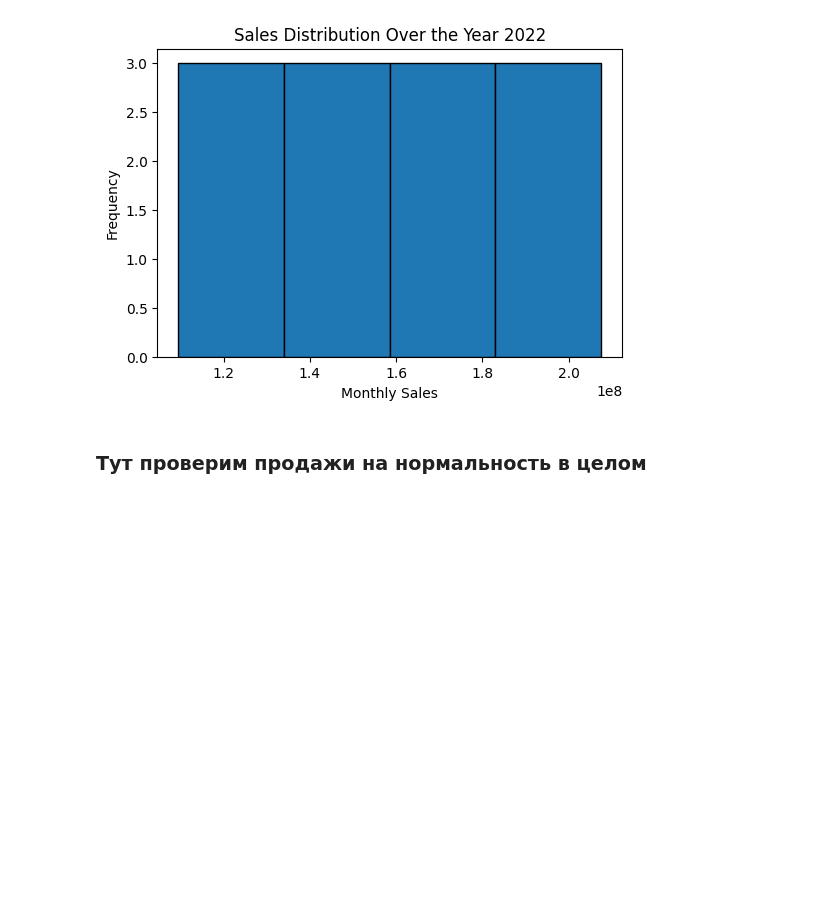
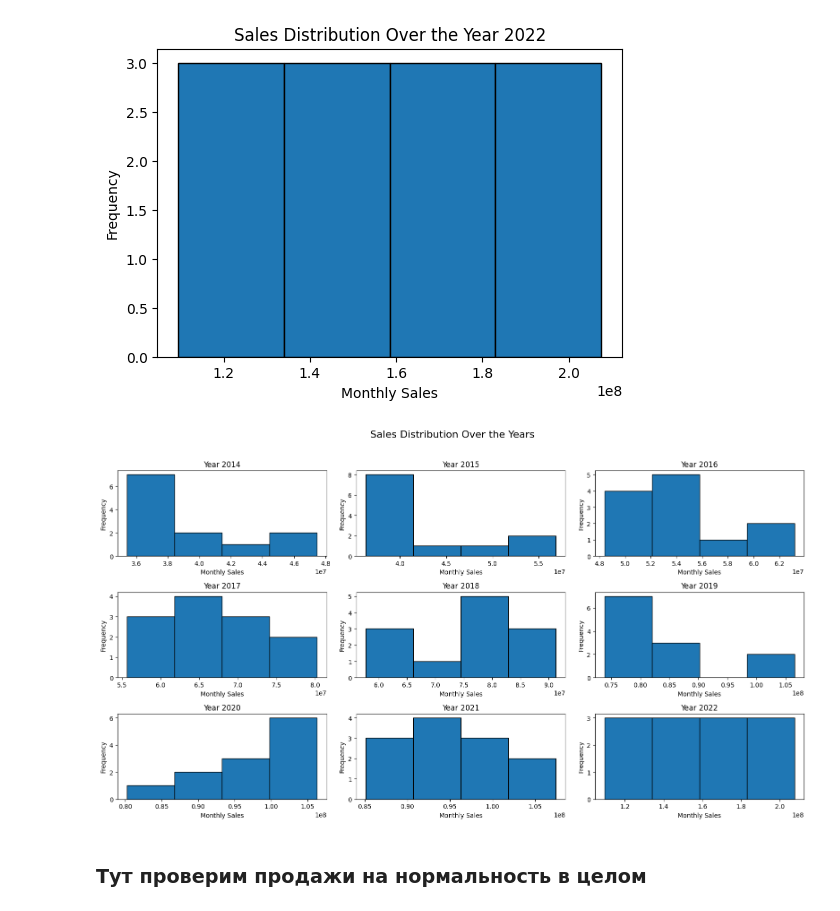
Before and after one commit to AltairkaGit/MilkStats, a Jupyter notebook: model.ipynb, the cells around one changed output. Cells and saved outputs as stored; diff of their text form; code cells hidden in the pictures; blank space fills up the shorter version.

```diff
--- a/model.ipynb
+++ b/model.ipynb
@@ -196,6 +230,28 @@ show_each_year_sales_hist(key)
 [figure]
 [figure]
 [figure]
+# %%
+fig, axes = plt.subplots(nrows=3, ncols=3, figsize=(16, 9))
+fig.suptitle("Sales Distribution Over the Years", fontsize=16)
+
+for idx, (year, sales) in enumerate(data[key]['ПродажиПоГодам'].items()):
+    row = idx // 3
+    col = idx % 3
+
+    min_sales, max_sales = min(sales), max(sales)
+    num_bins = 1 + int(3.2222 * np.log10(len(sales)))
+    bins = np.linspace(min_sales, max_sales, num_bins + 1)
+
+    axes[row, col].hist(sales, bins=bins, edgecolor='black')
+    axes[row, col].set_title(f"Year {year}")
+    axes[row, col].set_xlabel('Monthly Sales')
+    axes[row, col].set_ylabel('Frequency')
+
+plt.tight_layout(rect=[0, 0, 1, 0.96])  # управление расположением заголовка
+plt.savefig(f"./assets/sales_hist_years.png")
+plt.show()
+# %% [output]
+[figure, added]
 # %% [markdown]
 ### Тут проверим продажи на нормальность в целом
 # %%
```
Also changed, not shown: parts of 3 cells of this notebook, 2 other files.
